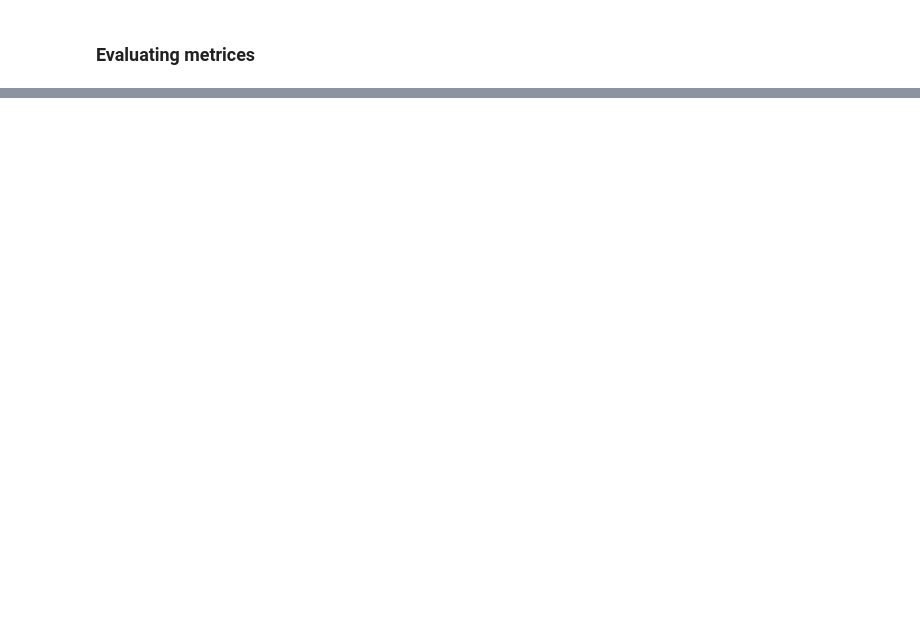
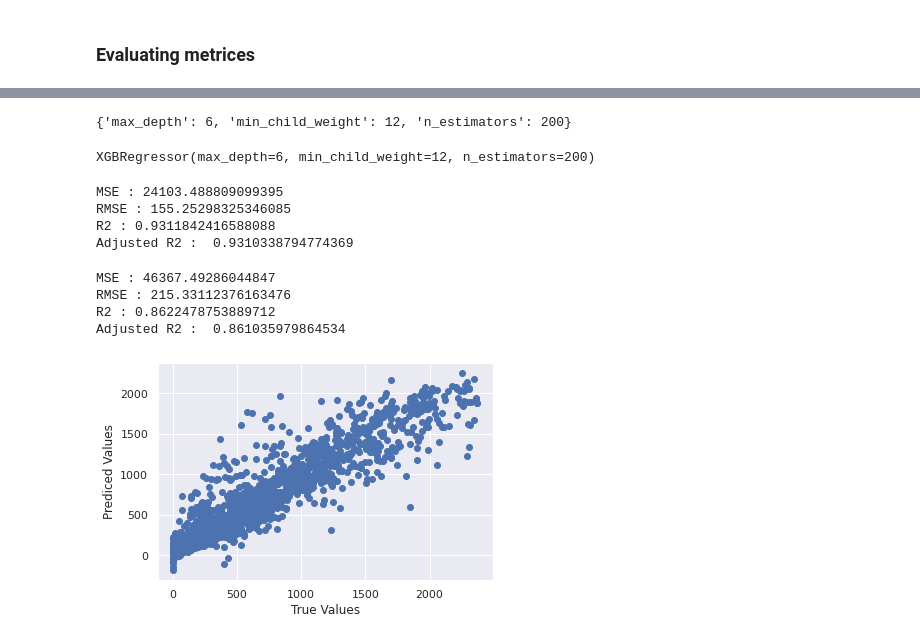
Before and after one commit to Kedarpatil24/Bike-Sharing-and-Demand-Prediction, a Jupyter notebook: Bike_Sharing_and_Demand_Prediction.ipynb, the cells around one changed output, grey strips where cells are left out. Drawn from its saved outputs; the diff is of its cells as text; code cells hidden in the pictures; blank space fills up the shorter version.

```diff
--- a/Bike_Sharing_and_Demand_Prediction.ipynb
+++ b/Bike_Sharing_and_Demand_Prediction.ipynb
@@ -1919,0 +1948,10 @@ Adjusted R2 :  0.851
+# %%
+X_train_tree, X_test_tree, y_train_tree, y_test_tree=train_test_split(X_tree, y_tree, test_size=0.20, random_state=0)
+# %%
+XGB = xgb.XGBRegressor()
+
+# Grid search
+XGB_grid = GridSearchCV(estimator = XGB,
+                       param_grid = param_dict,
+                       cv = 3, verbose=2, n_jobs=-1, scoring = 'r2' )
+XGB_grid.fit(X_train_tree, y_train_tree)
@@ -1919,0 +1970,50 @@ Adjusted R2 :  0.851
+# %%
+XGB_grid.best_params_
+# %% [output]
+{'max_depth': 6, 'min_child_weight': 12, 'n_estimators': 200}
+# %%
+XGB_optimal_model = XGB_grid.best_estimator_
+XGB_optimal_model
+# %% [output]
+XGBRegressor(max_depth=6, min_child_weight=12, n_estimators=200)
+# %%
+XGB_y_pred_train = XGB_optimal_model.predict(X_train_tree)   # Prediction for train dataset
+XGB_y_pred_test = XGB_optimal_model.predict(X_test_tree)     # Predictionfor test dataset
+# %%
+# Finding the Evaluation Metrics(Train)
+MSE  = mean_squared_error(y_train_tree,XGB_y_pred_train)
+print("MSE :" , MSE)
+
+RMSE = np.sqrt(MSE)
+print("RMSE :" ,RMSE)
+
+r2 = r2_score(y_train_tree,XGB_y_pred_train)
+print("R2 :" ,r2)
+print("Adjusted R2 : ",1-(1-r2_score(y_train_tree, XGB_y_pred_train))*((X_train_tree.shape[0]-1)/(X_train_tree.shape[0]-X_train_tree.shape[1]-1)))
+# %% [output]
+MSE : 24103.488809099395
+RMSE : 155.25298325346085
+R2 : 0.9311842416588088
+Adjusted R2 :  0.9310338794774369
+# %%
+# Finding the Evaluation Metrics(Test)
+MSE  = mean_squared_error(y_test_tree,XGB_y_pred_test)
+print("MSE :" , MSE)
+
+RMSE = np.sqrt(MSE)
+print("RMSE :" ,RMSE)
+
+r2 = r2_score(y_test_tree,XGB_y_pred_test)
+print("R2 :" ,r2)
+print("Adjusted R2 : ",1-(1-r2_score(y_test_tree, XGB_y_pred_test))*((X_test_tree.shape[0]-1)/(X_test_tree.shape[0]-X_test_tree.shape[1]-1)))
+# %% [output]
+MSE : 46367.49286044847
+RMSE : 215.33112376163476
+R2 : 0.8622478753889712
+Adjusted R2 :  0.861035979864534
+# %%
+plt.scatter(y_test_tree,XGB_y_pred_test)
+plt.xlabel('True Values'), plt.ylabel('Prediced Values')
+plt.show()
+# %% [output]
+[figure, added]
```
Also changed, not shown: parts of 27 cells of this notebook.
